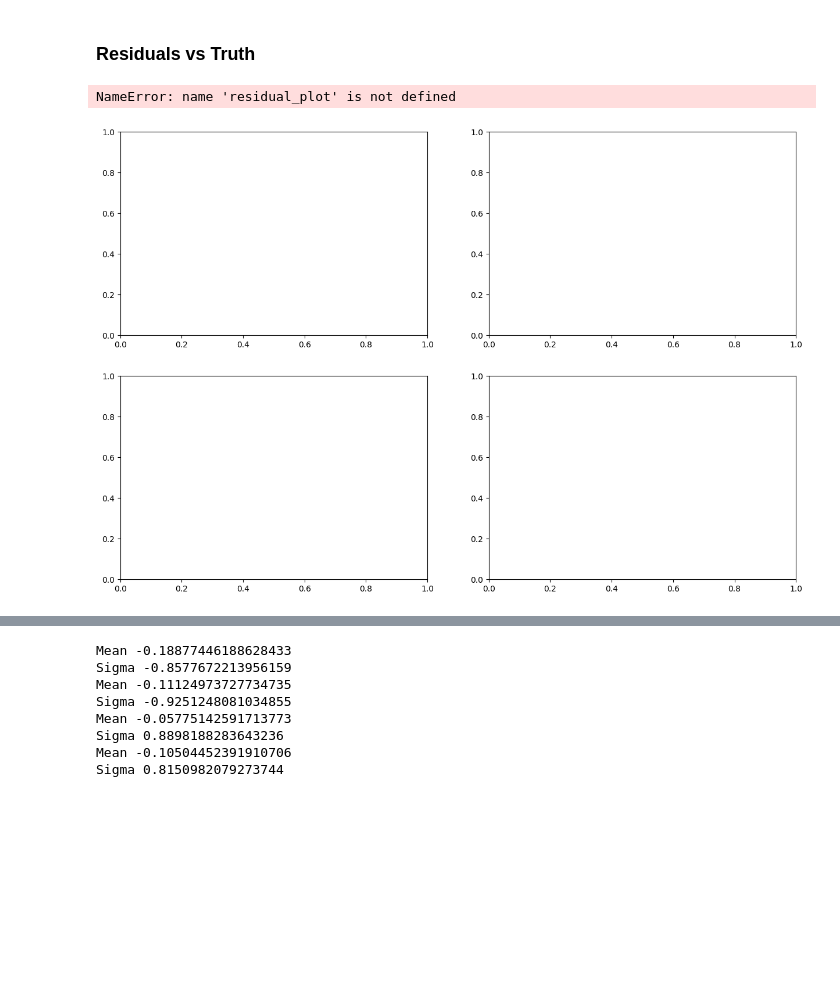
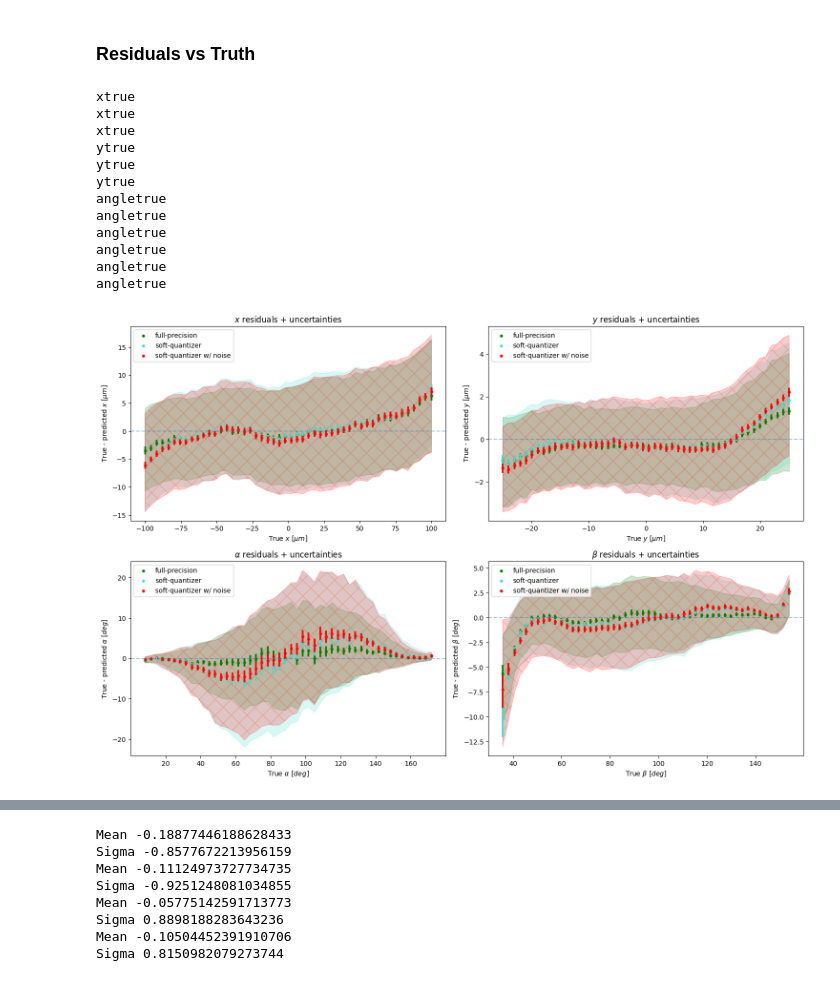
Before and after one commit to davidgjiang/smart-pixels-ml, a Jupyter notebook: performance_plots.ipynb, the cells around one changed output, grey strips where cells are left out. Saved outputs shown, nothing was run; the diff lists cells and outputs as text; code cells hidden in the pictures; blank space fills up the shorter version.

```diff
--- a/performance_plots.ipynb
+++ b/performance_plots.ipynb
@@ -10,7 +10,11 @@ df_2 = pd.read_parquet(f'/home/dajiang/smart-pixels-ml/processed_parquets/datase
+# %%
+df_1 = pd.read_parquet(f'/home/dajiang/smart-pixels-ml/processed_parquets/dataset_3src_16x16_50x12P5/{ts}t-{model}-vars.parquet')
+df_2 = pd.read_parquet(f'/home/dajiang/smart-pixels-ml/processed_parquets/dataset_3src_16x16_50x12P5/{ts}t-{model}-soft_quantizer-vars.parquet')
+df_3 = pd.read_parquet(f'/home/dajiang/smart-pixels-ml/processed_parquets/dataset_3src_16x16_50x12P5/{ts}t-{model}-soft_quantizer-noise-vars.parquet')
 # %% [markdown]
 ### Residuals + Uncertainties Comparison
 # %%
-def residual_plot(ax, thisdf, var1, var2, name, color, label=None, scaling=1.0, alpha=0.2, slim=False):
+def residual_plot(ax, thisdf, var1, var2, name, color, label=None, scaling=1.0, alpha=0.2, slim=False, edgecolor=None, hatch=None):
 
     nbins = 50
 
@@ -39,7 +43,7 @@ def residual_plot(ax, thisdf, var1, var2, name, color, label=None, scaling=1.0,
             upbar += [means[i] + np.mean(thisdf['sigma'+var2][(var1_scaled>xmin + i*step) & (var1_scaled<xmin + (i+1)*step)] * scaling)]
             downbar += [means[i] - np.mean(thisdf['sigma'+var2][(var1_scaled>xmin + i*step) & (var1_scaled<xmin + (i+1)*step)] * scaling)]
     if slim == False:
-        ax.fill_between(x=np.linspace(xmin,xmax,nbins),y1=upbar,y2=downbar, alpha=alpha, color=color)
+        ax.fill_between(x=np.linspace(xmin,xmax,nbins),y1=upbar,y2=downbar, alpha=alpha, color=color, edgecolor=edgecolor, hatch=hatch)
 
 pi = 3.14159265359
 
@@ -48,7 +52,7 @@ def inverse_cot(cota):
     a[np.where(a<0)] = a[np.where(a<0)] + pi
     return a
 
-def residual_plot_deg(ax, thisdf, var1, var2, name, color, label=None, scaling=1.0, alpha=0.2, slim=False):
+def residual_plot_deg(ax, thisdf, var1, var2, name, color, label=None, scaling=1.0, alpha=0.2, slim=False, edgecolor=None, hatch=None):
     # positions
     if 'cot' not in var1:
         residual_plot(ax, thisdf, var1, var2, name, scaling=scaling)
@@ -86,43 +90,60 @@ def residual_plot_deg(ax, thisdf, var1, var2, name, color, label=None, scaling=1
             upbar += [means[i] + np.mean(thisdf['angleup'][(thisdf[var1]>xmin + i*step) & (thisdf[var1]<xmin + (i+1)*step)])]
             downbar += [means[i] - np.mean(thisdf['angledown'][(thisdf[var1]>xmin + i*step) & (thisdf[var1]<xmin + (i+1)*step)])]
     if slim == False:
-        ax.fill_between(x=np.linspace(xmin,xmax,nbins),y1=upbar,y2=downbar, alpha=alpha, color=color)
+        ax.fill_between(x=np.linspace(xmin,xmax,nbins),y1=upbar,y2=downbar, alpha=alpha, color=color, edgecolor=edgecolor, hatch=hatch)
 # %% [markdown]
 ### Residuals vs Truth
 # %%
 fig, ax = plt.subplots(2,2, figsize=(15,10))
 
-residual_plot(ax[0,0], df_1, 'xtrue', 'x', label='full-precision (2t)', name=r'$x$ $[\mu m]$', color='green', scaling=99.1906681423022)
-#residual_plot(ax[0,0], df_2, 'xtrue', 'x', label='soft-quantizer (2t)', name=r'$x$ $[\mu m]$', color='pink', scaling=99.1906681423022)
+residual_plot(ax[0,0], df_1, 'xtrue', 'x', label='full-precision', name=r'$x$ $[\mu m]$', edgecolor='green', color='green', scaling=99.1906681423022)
+residual_plot(ax[0,0], df_2, 'xtrue', 'x', label='soft-quantizer', name=r'$x$ $[\mu m]$', edgecolor='turquoise', color='turquoise', scaling=99.1906681423022)
+residual_plot(ax[0,0], df_3, 'xtrue', 'x', label='soft-quantizer w/ noise', name=r'$x$ $[\mu m]$', edgecolor='red', hatch='x', color='red', scaling=99.1906681423022)
 ax[0,0].axhline(alpha=0.4, ls='dashed')
 ax[0,0].set_title(r'$x$ residuals + uncertainties')
 ax[0,0].legend(loc='upper left')
 
-residual_plot(ax[0,1], df_1, 'ytrue', 'y', label='full-precision (2t)', name=r'$y$ $[\mu m]$', color='green', scaling=24.80357256924443)
-#residual_plot(ax[0,1], df_2, 'ytrue', 'y', label='soft-quantizer (2t)', name=r'$y$ $[\mu m]$', color='pink', scaling=24.80357256924443)
+residual_plot(ax[0,1], df_1, 'ytrue', 'y', label='full-precision', name=r'$y$ $[\mu m]$', edgecolor='green', color='green', scaling=24.80357256924443)
+residual_plot(ax[0,1], df_2, 'ytrue', 'y', label='soft-quantizer', name=r'$y$ $[\mu m]$', edgecolor='turquoise', color='turquoise', scaling=24.80357256924443)
+residual_plot(ax[0,1], df_3, 'ytrue', 'y', label='soft-quantizer w/ noise', name=r'$y$ $[\mu m]$', edgecolor='red', hatch='x', color='red', scaling=24.80357256924443)
+
 ax[0,1].axhline(alpha=0.4, ls='dashed')
 ax[0,1].set_title(r'$y$ residuals + uncertainties')
 ax[0,1].legend(loc='upper left')
 
-residual_plot_deg(ax[1,0], df_1, 'cotAtrue', 'cotA', label='full-precision (2t)', name=r'$\alpha$ $[deg]$', color='green', scaling=6.536435788653136)
-#residual_plot_deg(ax[1,0], df_2, 'cotAtrue', 'cotA', label='soft-quantizer (2t)', name=r'$\alpha$ $[deg]$', color='pink', scaling=6.536435788653136)
+residual_plot_deg(ax[1,0], df_1, 'cotAtrue', 'cotA', label='full-precision', name=r'$\alpha$ $[deg]$', edgecolor='green', color='green', scaling=6.536435788653136)
+residual_plot_deg(ax[1,0], df_2, 'cotAtrue', 'cotA', label='soft-quantizer', name=r'$\alpha$ $[deg]$', edgecolor='turquoise', color='turquoise', scaling=6.536435788653136)
+residual_plot_deg(ax[1,0], df_3, 'cotAtrue', 'cotA', label='soft-quantizer w/ noise', name=r'$\alpha$ $[deg]$', edgecolor='red', hatch='x', color='red', scaling=6.536435788653136)
+
 ax[1,0].axhline(alpha=0.4, ls='dashed')
 ax[1,0].set_title(r'$\alpha$ residuals + uncertainties')
 ax[1,0].legend(loc='upper left')
 
-residual_plot_deg(ax[1,1], df_2, 'cotBtrue', 'cotB', label='full-precision (2t)', name=r'$\beta$ $[deg]$', color='green', scaling=1.885160054237276)
-#residual_plot_deg(ax[1,1], df_2, 'cotBtrue', 'cotB', label='soft-quantizer (2t)', name=r'$\beta$ $[deg]$', color='pink', scaling=1.885160054237276)
+residual_plot_deg(ax[1,1], df_1, 'cotBtrue', 'cotB', label='full-precision', name=r'$\beta$ $[deg]$', edgecolor='green', color='green', scaling=1.885160054237276)
+residual_plot_deg(ax[1,1], df_2, 'cotBtrue', 'cotB', label='soft-quantizer', name=r'$\beta$ $[deg]$', edgecolor='turquoise', color='turquoise', scaling=1.885160054237276)
+residual_plot_deg(ax[1,1], df_3, 'cotBtrue', 'cotB', label='soft-quantizer w/ noise', name=r'$\beta$ $[deg]$', edgecolor='red', hatch='x', color='red', scaling=1.885160054237276)
 ax[1,1].axhline(alpha=0.4, ls='dashed')
 ax[1,1].set_title(r'$\beta$ residuals + uncertainties')
 ax[1,1].legend(loc='upper left')
 
 fig.tight_layout(pad=1.0)
 #fig.legend(title='Sensor Geometry [$\mu m^3$]', loc='upper center', ncol=7, bbox_to_anchor=(0.5, 1.03))
-#fig.savefig(f'plots/dataset_3src_16x16_plots/performance/residuals_vs_truth-{ts}t-{model}.png',  bbox_inches='tight', dpi=300)
+fig.savefig(f'plots/performance/residuals_vs_truth-{ts}t-{model}.png',  bbox_inches='tight', dpi=300)
 fig.show()
 # %% [output]
-NameError: name 'residual_plot' is not defined
+xtrue
+xtrue
+xtrue
+ytrue
+ytrue
+ytrue
+angletrue
+angletrue
+angletrue
+angletrue
+angletrue
+angletrue
-[figure, old version]
+[figure, new version]
 # %%
 fig, ax = plt.subplots(1,3, figsize=(20,6))
 
```
Also changed, not shown: parts of 5 cells of this notebook, 5 other files.
